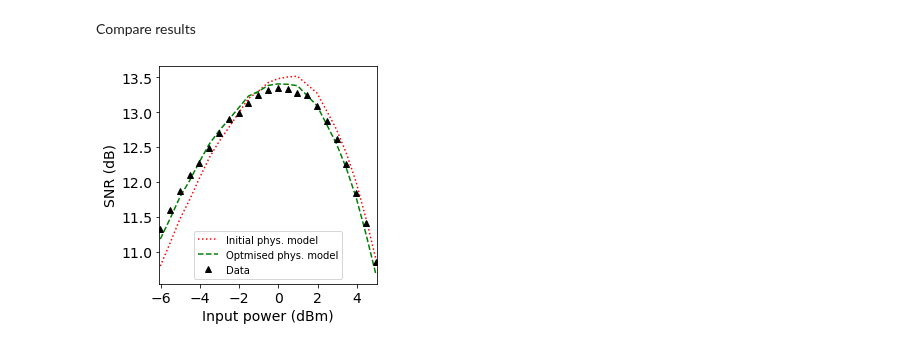
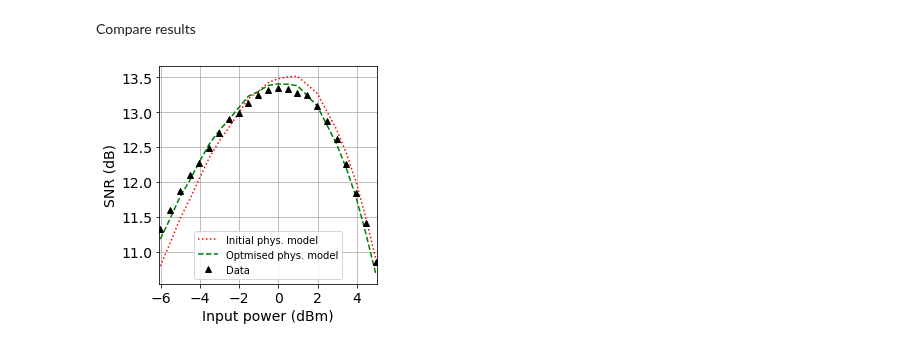
Before and after one commit to joshnevin/physics_enhanced_GPs, a Jupyter notebook: GN_model_enhanced_GPs_phys_opt.ipynb, the cells around one changed output. Drawn from its saved outputs; the diff is of its cells as text; code cells hidden in the pictures.

```diff
--- a/GN_model_enhanced_GPs_phys_opt.ipynb
+++ b/GN_model_enhanced_GPs_phys_opt.ipynb
@@ -221,18 +222,19 @@ phys_snr = phys_model.predict_snr(pch_shifted)     # initial model
 # %%
 f, ax = plt.subplots()
 #ax.plot(pch_shifted, mu_sk_phys, 'b-', label = 'Predictive mean')
 ax.plot(pch_shifted, phys_snr, 'r:', label = 'Initial phys. model')
 ax.plot(pch_shifted, phys_snr_opt, 'g--', label = 'Optmised phys. model')
 ax.plot(pch_shifted, snr, 'k^', label = 'Data')
 plt.xlim([pch_shifted[0]-0.05, pch_shifted[-1]+0.05])
 plt.xticks([-6, -4, -2, 0, 2, 4])
 plt.xlabel("Input power (dBm)")
 plt.ylabel("SNR (dB)")
 #plt.title("Physics-enhanced GP")
 plt.legend(prop={'size':10})
 ax.set_aspect(1.0/ax.get_data_ratio(), adjustable='box')
 f.patch.set_facecolor('w')
+plt.grid()
 #plt.savefig('figures/opt_phys_model_comp_1dbm.pdf', dpi=200,bbox_inches='tight')
 plt.show()
 # %% [output]
-[figure, old version]
+[figure, new version]
```
Also changed, not shown: parts of 5 cells of this notebook, 2 other files.
